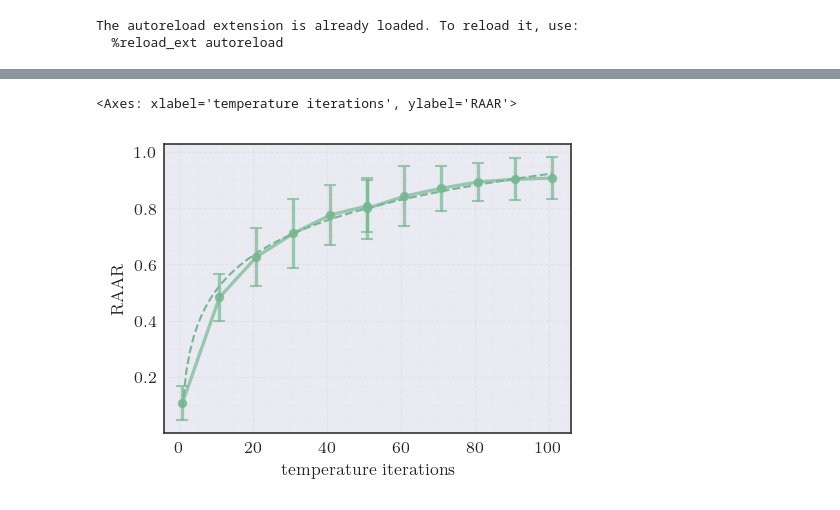
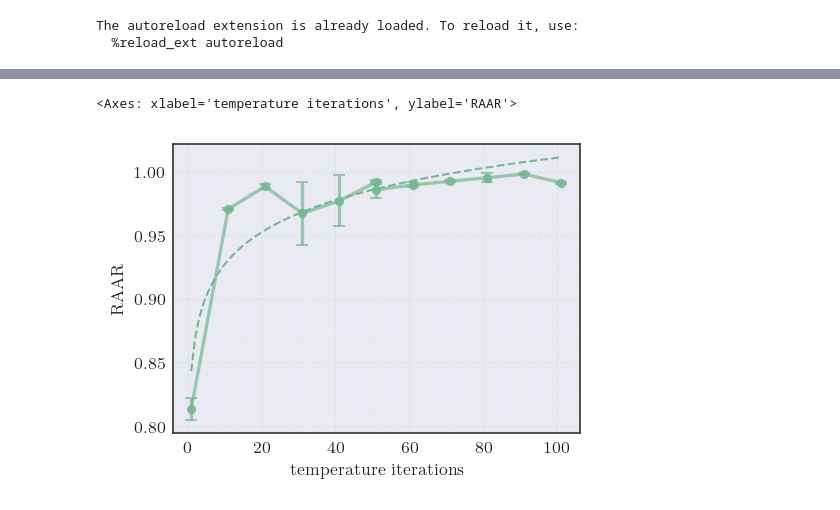
Before and after one commit to DerEinverleiber/UCP-PaperV2, a Jupyter notebook: cl_optimizer_plots.ipynb, the cells around one changed output, grey strips where cells are left out. Cells and saved outputs as stored; diff of their text form; code cells hidden in the pictures.

```diff
--- a/cl_optimizer_plots.ipynb
+++ b/cl_optimizer_plots.ipynb
@@ -189,15 +65,24 @@ Preparing to execute 100 in parallel.
+# %%
+result_tensor = np.stack(resultss, axis=0).squeeze()
+# %%
+indices = np.argsort(result_tensor[..., 1], axis=2) # sort by temp. iterations (parallelization does not guarantee order)
+indices_expanded = np.expand_dims(indices, axis=-1)
+result_tensor = np.take_along_axis(result_tensor, indices_expanded, axis=2)
 # %%
 from datetime import datetime
 
-cols = [f'loss (temperature={int(temp)})' for temp in sorted_tempss[0][0]]
-df = pd.DataFrame(np.vstack(sorted_lossess), columns=cols)
+temp_iterations = result_tensor[0, 0, :, 1].astype(int)
+flattened_losses = result_tensor[:, :, :, 2].reshape(result_tensor.shape[2], -1).T
+
+cols = [f'loss (temperature={int(temp)})' for temp in temp_iterations]
+df = pd.DataFrame(flattened_losses, columns=cols)
 df["data path"] = np.repeat(brute_force_data_paths, num_runs)
 df.to_csv(f'data/simulated_annealing/summary_{datetime.now().strftime("%Y-%m-%d_%H-%M-%S")}.csv')
 # %%
 from metrics import raar
 
-avg_loss_runs = [sorted_losses.mean(axis=0) for sorted_losses in sorted_lossess]
-raars = np.array([[raar(avg, brute_force_data[i]['loss']) for avg in avg_loss] for i, avg_loss in enumerate(avg_loss_runs)])
+avg_loss_runs = result_tensor[:, :, :, 2].mean(axis=0) # np.stack or np.dstack to build tensors np.dstack(sorted_lossess).mean(axis=0) maybe?
+raars = np.array([[raar(avg, loss_spaces[i]) for avg in avg_loss] for i, avg_loss in enumerate(avg_loss_runs)])
 mean_raar = raars.mean(axis=0)
 std_raar = raars.std(axis=0)
 # %%
@@ -208,38 +93,38 @@ import seaborn as sns
 styling.set_my_style()
 
 df = pd.DataFrame()
-df["temperature iterations"] = sorted_tempss[0][0, :].astype(int)
-df["RAAR"] = mean_raar
-df["RAAR_std"] = std_raar
+df["temperature iterations"] = temp_iterations
+df["RAAR"] = mean_raar.squeeze()
+df["RAAR_std"] = std_raar.squeeze()
 
 palette = styling.shades(6, 4)[1:]
 palette = sns.color_palette("crest", 5)
 
 
 fig, ax = styling.subplots(figsize=(3.5, 2.5))
 
 line = plt.plot(
     df["temperature iterations"],
     df["RAAR"],
     alpha=0.7,
     linewidth=1.6,
     markersize=3.5,
     color=palette[0]
 )
 
 
 ax.errorbar(
     x=df["temperature iterations"],
     y=df["RAAR"],
     yerr=df["RAAR_std"],
     fmt="none",
     capsize=3,
     color=palette[0],
     alpha=0.7,
     linewidth=1.6
 )
 
 sns.regplot(x=df["temperature iterations"], y=df["RAAR"], color=palette[0], ax=ax, line_kws={'linestyle': "--", 'linewidth': 1.0}, ci=None, logx=True)
 # %% [output]
 <Axes: xlabel='temperature iterations', ylabel='RAAR'>
-[figure, old version]
+[figure, new version]
```
Also changed, not shown: parts of 13 cells of this notebook, 1 other file.
